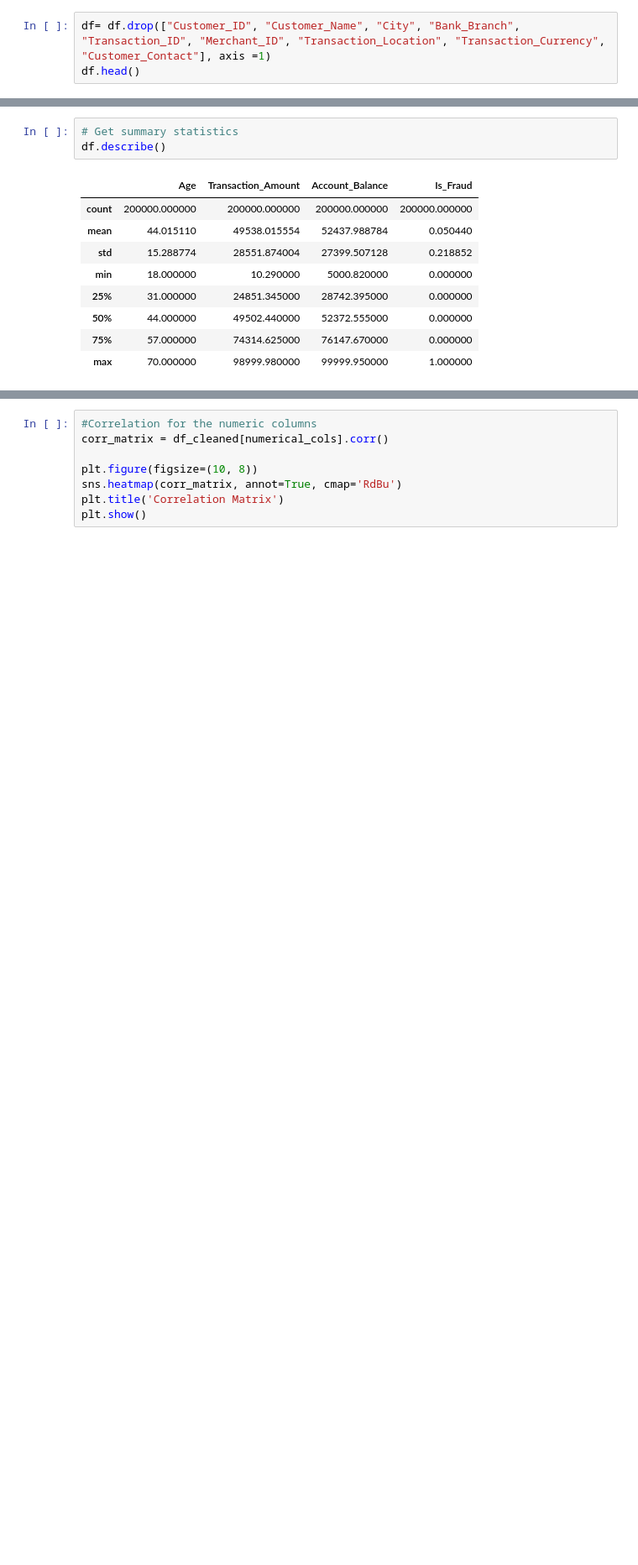
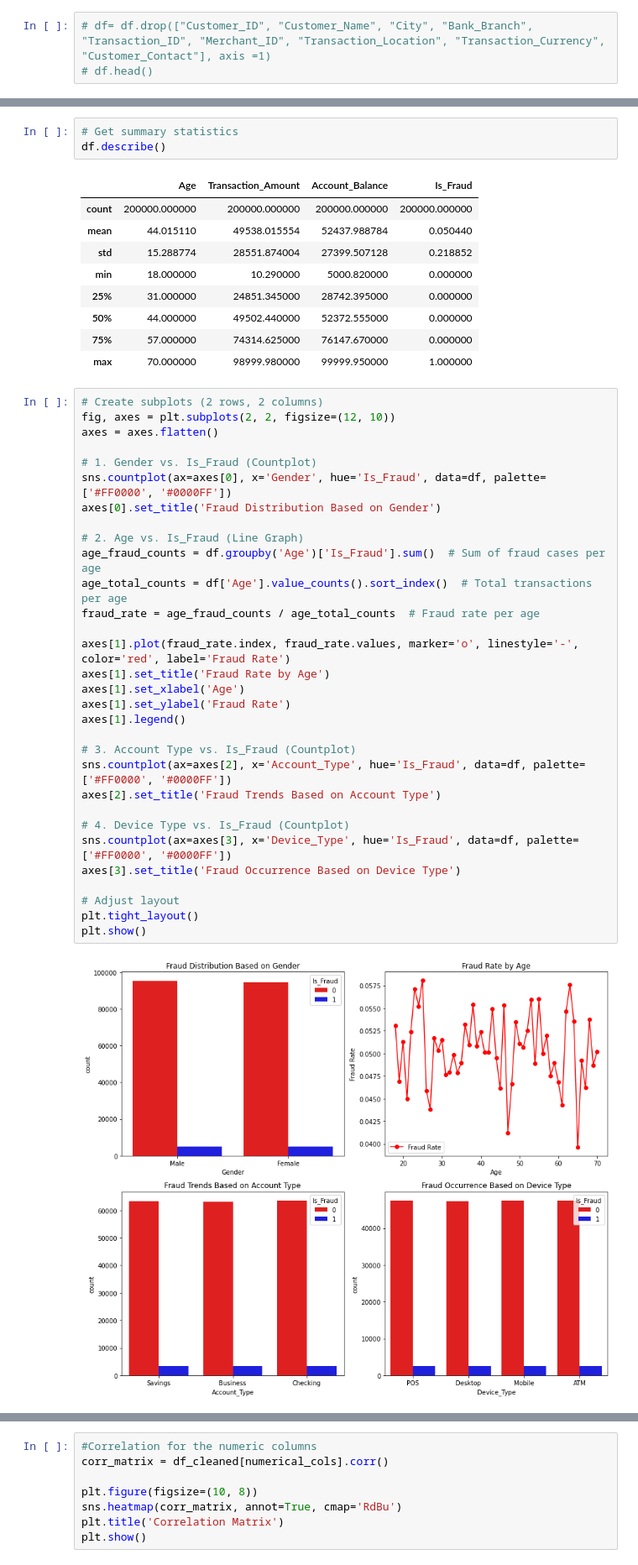
Before and after one commit to gkipkirui1/DSF-PT08P5-GROUP4-CAPSTONE-PROJECT, a Jupyter notebook: viv.ipynb, the cells around one changed output, grey strips where cells are left out. Shown at 84% size. Saved outputs shown, nothing was run; the diff lists cells and outputs as text; blank space fills up the shorter version.

```diff
--- a/viv.ipynb
+++ b/viv.ipynb
@@ -119,6 +191,6 @@ dtype: int64
 # %%
-df= df.drop(["Customer_ID", "Customer_Name", "City", "Bank_Branch", "Transaction_ID", "Merchant_ID", "Transaction_Location", "Transaction_Currency", "Customer_Contact"], axis =1)
-df.head()
+# df= df.drop(["Customer_ID", "Customer_Name", "City", "Bank_Branch", "Transaction_ID", "Merchant_ID", "Transaction_Location", "Transaction_Currency", "Customer_Contact"], axis =1)
+# df.head()
 # %% [output]
 |  | Gender | Age | State | Account_Type | Transaction_Date | Transaction_Time | Transaction_Amount | ... |
 | 0 | Male | 60 | Kerala | Savings | 23-01-2025 | 16:04:07 | 32415.45 | ... |
@@ -233,3 +281,36 @@ df.describe()
 | 50% | 44.000000 | 49502.440000 | 52372.555000 | 0.000000 |
 | 75% | 57.000000 | 74314.625000 | 76147.670000 | 0.000000 |
 | max | 70.000000 | 98999.980000 | 99999.950000 | 1.000000 |
+# %%
+# Create subplots (2 rows, 2 columns)
+fig, axes = plt.subplots(2, 2, figsize=(12, 10))
+axes = axes.flatten()
+
+# 1. Gender vs. Is_Fraud (Countplot)
+sns.countplot(ax=axes[0], x='Gender', hue='Is_Fraud', data=df, palette=['#FF0000', '#0000FF'])
+axes[0].set_title('Fraud Distribution Based on Gender')
+
+# 2. Age vs. Is_Fraud (Line Graph)
+age_fraud_counts = df.groupby('Age')['Is_Fraud'].sum()  # Sum of fraud cases per age
+age_total_counts = df['Age'].value_counts().sort_index()  # Total transactions per age
+fraud_rate = age_fraud_counts / age_total_counts  # Fraud rate per age
+
+axes[1].plot(fraud_rate.index, fraud_rate.values, marker='o', linestyle='-', color='red', label='Fraud Rate')
+axes[1].set_title('Fraud Rate by Age')
+axes[1].set_xlabel('Age')
+axes[1].set_ylabel('Fraud Rate')
+axes[1].legend()
+
+# 3. Account Type vs. Is_Fraud (Countplot)
+sns.countplot(ax=axes[2], x='Account_Type', hue='Is_Fraud', data=df, palette=['#FF0000', '#0000FF'])
+axes[2].set_title('Fraud Trends Based on Account Type')
+
+# 4. Device Type vs. Is_Fraud (Countplot)
+sns.countplot(ax=axes[3], x='Device_Type', hue='Is_Fraud', data=df, palette=['#FF0000', '#0000FF'])
+axes[3].set_title('Fraud Occurrence Based on Device Type')
+
+# Adjust layout
+plt.tight_layout()
+plt.show()
+# %% [output]
+[figure, added]
```
Also changed, not shown: parts of 16 cells of this notebook, 3 other files.
